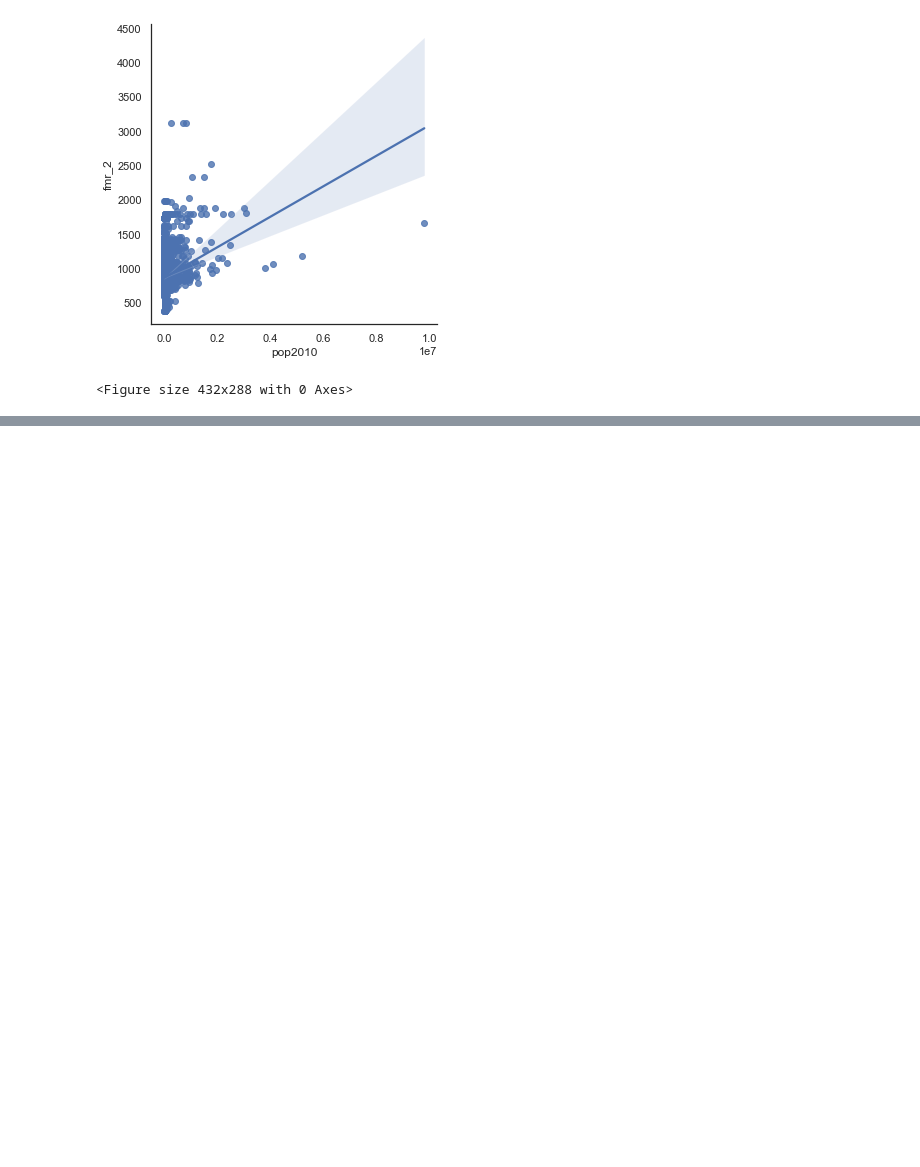
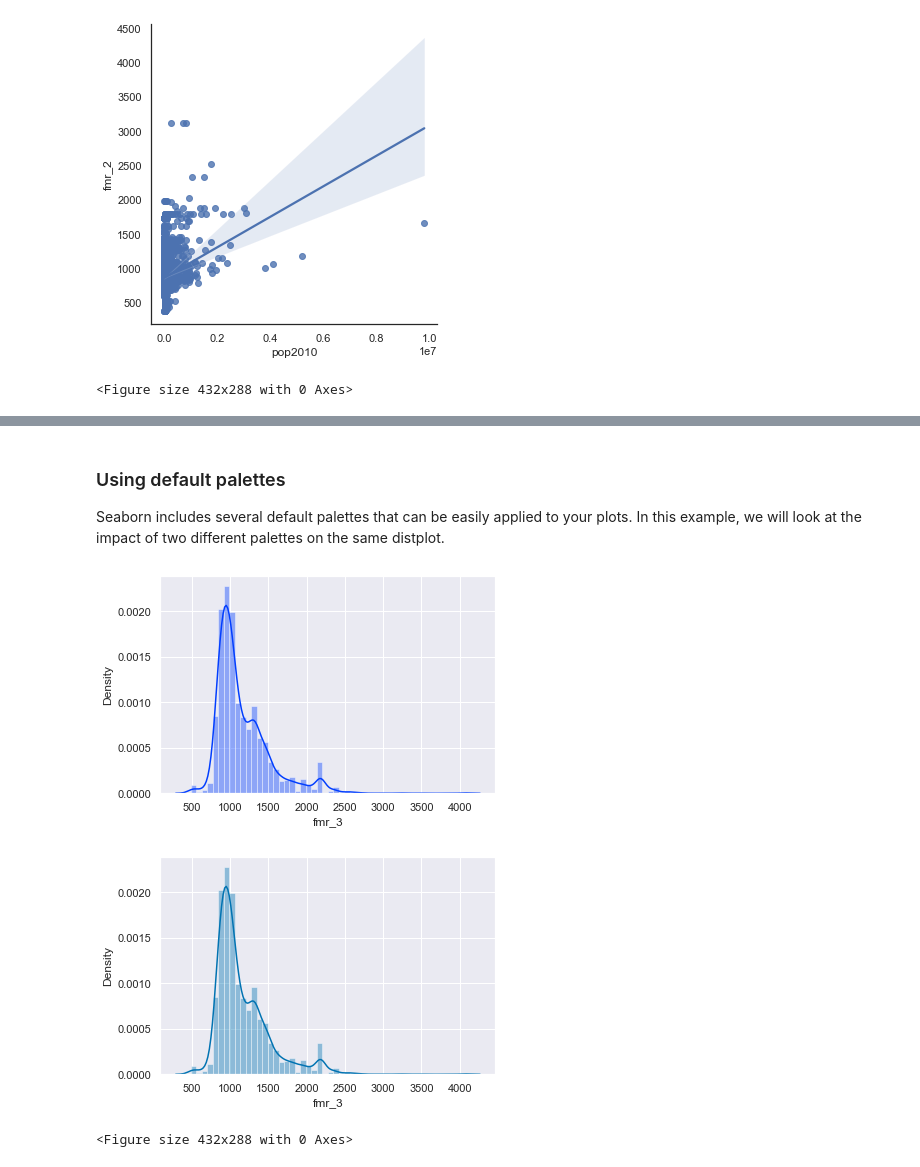
Before and after one commit to Yira-Yareth/Data_Visualization_with_Seaborn, a Jupyter notebook: Seaborn_styles.ipynb, the cells around one changed output, grey strips where cells are left out. Cells and saved outputs as stored; diff of their text form; code cells hidden in the pictures; blank space fills up the shorter version.

```diff
--- a/Seaborn_styles.ipynb
+++ b/Seaborn_styles.ipynb
@@ -97,0 +111,16 @@ plt.clf()
+# %% [markdown]
+### Using default palettes
+Seaborn includes several default palettes that can be easily applied to your plots. In this example, we will look at the impact of two different palettes on the same distplot.
+# %%
+# Loop through differences between bright and colorblind palettes
+for p in ['bright', "colorblind"]:
+    sns.set_palette(p)
+    sns.distplot(df['fmr_3'])
+    plt.show()
+
+    # Clear the plots
+    plt.clf()
+# %% [output]
+[figure, added]
+[figure, added]
+<Figure size 432x288 with 0 Axes>
```
Also changed, not shown: parts of 8 cells of this notebook.
